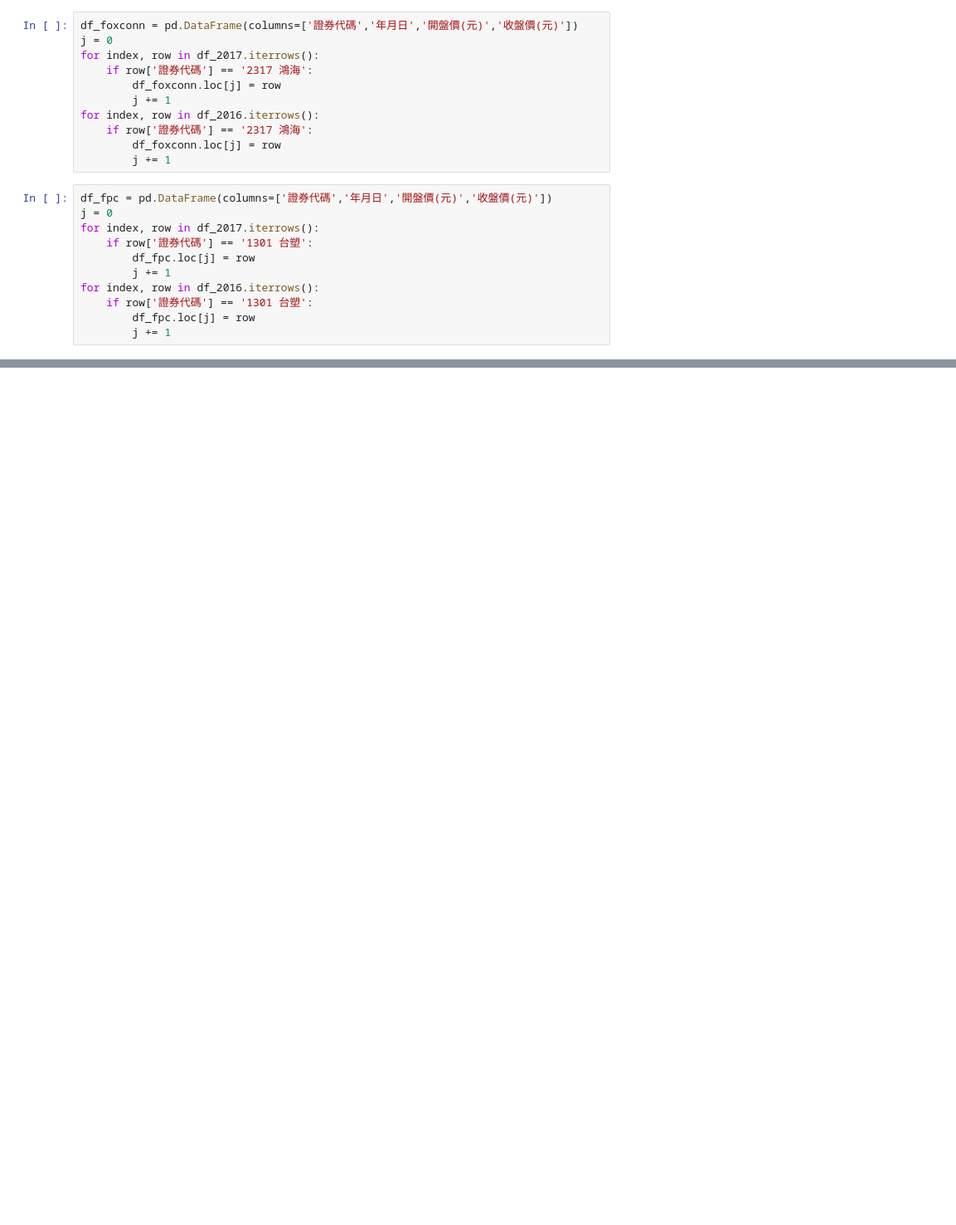
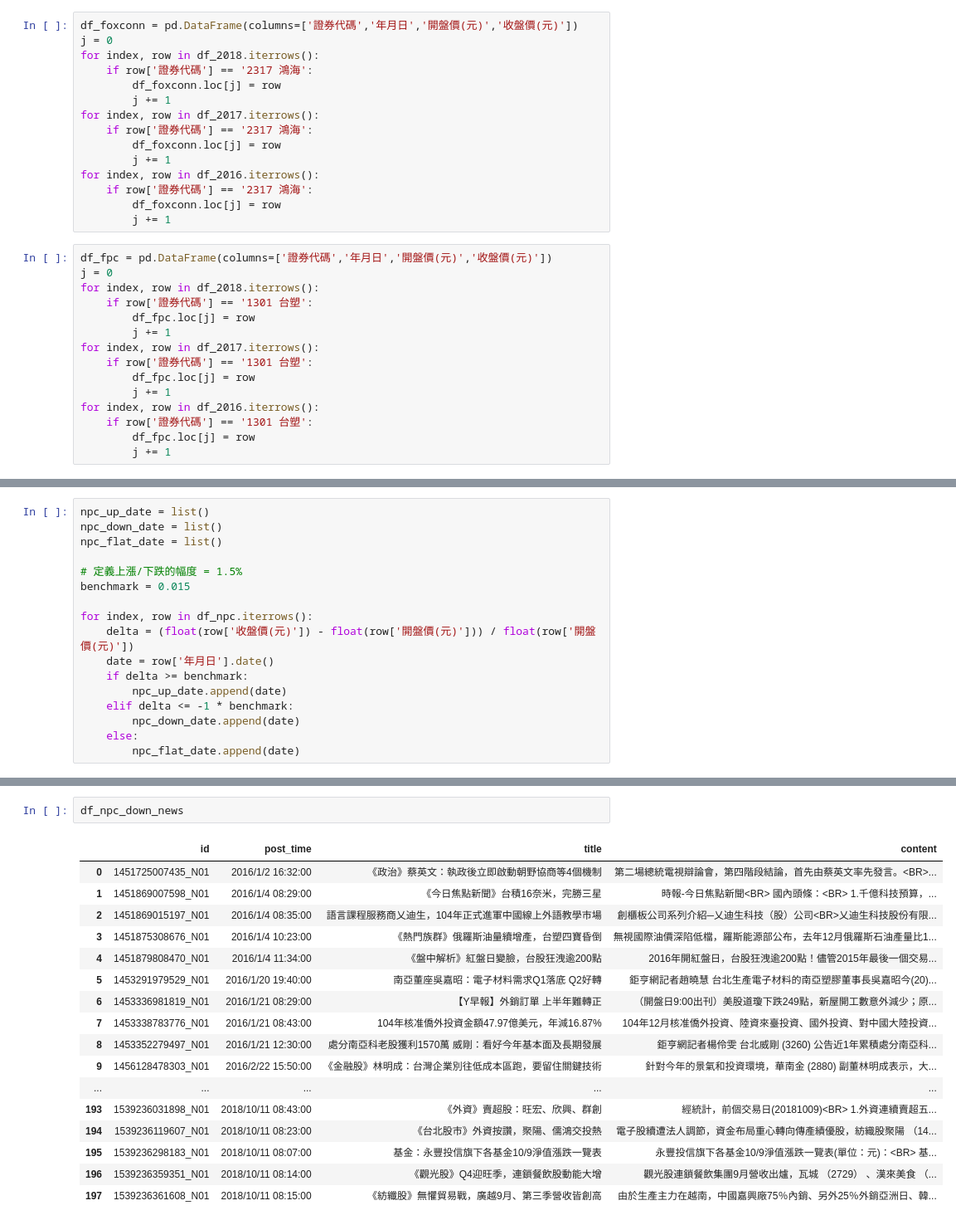
Before and after one commit to hch903/Fintech2019, a Jupyter notebook: Fintech Final/漲跌新聞篩選.ipynb, the cells around one changed output, grey strips where cells are left out. Shown: that part at 83% size. Cells and saved outputs as stored; diff of their text form; blank space fills up the shorter version.

```diff
--- a/Fintech Final/漲跌新聞篩選.ipynb
+++ b/Fintech Final/漲跌新聞篩選.ipynb
@@ -43,6 +50,10 @@ for index, row in df_2016.iterrows():
 # %%
 df_foxconn = pd.DataFrame(columns=['證券代碼','年月日','開盤價(元)','收盤價(元)'])
 j = 0
+for index, row in df_2018.iterrows():
+    if row['證券代碼'] == '2317 鴻海':
+        df_foxconn.loc[j] = row
+        j += 1
 for index, row in df_2017.iterrows():
     if row['證券代碼'] == '2317 鴻海':
         df_foxconn.loc[j] = row
@@ -54,6 +65,10 @@ for index, row in df_2016.iterrows():
 # %%
 df_fpc = pd.DataFrame(columns=['證券代碼','年月日','開盤價(元)','收盤價(元)'])
 j = 0
+for index, row in df_2018.iterrows():
+    if row['證券代碼'] == '1301 台塑':
+        df_fpc.loc[j] = row
+        j += 1
 for index, row in df_2017.iterrows():
     if row['證券代碼'] == '1301 台塑':
         df_fpc.loc[j] = row
@@ -160,0 +370,17 @@ df_fpc_news = pd.DataFrame(pd.read_excel("company_news(2016~2017).xlsx", sheet_n
+# %%
+npc_up_date = list()
+npc_down_date = list()
+npc_flat_date = list()
+
+# 定義上漲/下跌的幅度 = 1.5%
+benchmark = 0.015
+
+for index, row in df_npc.iterrows():
+    delta = (float(row['收盤價(元)']) - float(row['開盤價(元)'])) / float(row['開盤價(元)'])
+    date = row['年月日'].date()
+    if delta >= benchmark:
+        npc_up_date.append(date)
+    elif delta <= -1 * benchmark:
+        npc_down_date.append(date)
+    else:
+        npc_flat_date.append(date)
@@ -349,0 +979,20 @@ df_fpc_down_news
+# %%
+df_npc_down_news
+# %% [output]
+|  | id | post_time | title | content |
+| 0 | 1451725007435_N01 | 2016/1/2 16:32:00 | 《政治》蔡英文：執政後立即啟動朝野協商等4個機制 | 第二場總統電視辯論會，第四階段結論，首先由蔡英文率先發言。<BR>... |
+| 1 | 1451869007598_N01 | 2016/1/4 08:29:00 | 《今日焦點新聞》台積16奈米，完勝三星 | 時報-今日焦點新聞<BR> 國內頭條：<BR> 1.千億科技預算，... |
+| 2 | 1451869015197_N01 | 2016/1/4 08:35:00 | 語言課程服務商乂迪生，104年正式進軍中國線上外語教學市場 | 創櫃板公司系列介紹─乂迪生科技（股）公司<BR>乂迪生科技股份有限... |
+| 3 | 1451875308676_N01 | 2016/1/4 10:23:00 | 《熱門族群》俄羅斯油量續增產，台塑四寶昏倒 | 無視國際油價深陷低檔，羅斯能源部公布，去年12月俄羅斯石油產量比1... |
+| 4 | 1451879808470_N01 | 2016/1/4 11:34:00 | 《盤中解析》紅盤日變臉，台股狂洩逾200點 | 2016年開紅盤日，台股狂洩逾200點！儘管2015年最後一個交易... |
+| 5 | 1453291979529_N01 | 2016/1/20 19:40:00 | 南亞董座吳嘉昭：電子材料需求Q1落底 Q2好轉 | 鉅亨網記者趙曉慧 台北生產電子材料的南亞塑膠董事長吳嘉昭今(20)... |
+| 6 | 1453336981819_N01 | 2016/1/21 08:29:00 | 【Y早報】外銷訂單 上半年難轉正 | （開盤日9:00出刊）美股道瓊下跌249點，新屋開工數意外減少；原... |
+| 7 | 1453338783776_N01 | 2016/1/21 08:43:00 | 104年核准僑外投資金額47.97億美元，年減16.87% | 104年12月核准僑外投資、陸資來臺投資、國外投資、對中國大陸投資... |
+| 8 | 1453352279497_N01 | 2016/1/21 12:30:00 | 處分南亞科老股獲利1570萬 威剛：看好今年基本面及長期發展 | 鉅亨網記者楊伶雯 台北威剛 (3260) 公告近1年累積處分南亞科... |
+| 9 | 1456128478303_N01 | 2016/2/22 15:50:00 | 《金融股》林明成：台灣企業別往低成本區跑，要留住關鍵技術 | 針對今年的景氣和投資環境，華南金 (2880) 副董林明成表示，大... |
+| ... | ... | ... | ... | ... |
+| 193 | 1539236031898_N01 | 2018/10/11 08:43:00 | 《外資》賣超股：旺宏、欣興、群創 | 經統計，前個交易日(20181009)<BR> 1.外資連續賣超五... |
+| 194 | 1539236119607_N01 | 2018/10/11 08:23:00 | 《台北股市》外資按讚，聚陽、儒鴻交投熱 | 電子股續遭法人調節，資金布局重心轉向傳產績優股，紡織股聚陽 （14... |
+| 195 | 1539236298183_N01 | 2018/10/11 08:07:00 | 基金：永豐投信旗下各基金10/9淨值漲跌一覽表 | 永豐投信旗下各基金10/9淨值漲跌一覽表(單位：元)：<BR> 基... |
+| 196 | 1539236359351_N01 | 2018/10/11 08:14:00 | 《觀光股》Q4迎旺季，連鎖餐飲股動能大增 | 觀光股連鎖餐飲集團9月營收出爐，瓦城 （2729） 、漢來美食 （... |
+| 197 | 1539236361608_N01 | 2018/10/11 08:15:00 | 《紡纖股》無懼貿易戰，廣越9月、第三季營收皆創高 | 由於生產主力在越南，中國嘉興廠75％內銷、另外25％外銷亞洲日、韓... |
```
Also changed, not shown: parts of 37 cells of this notebook, 5 other files.
